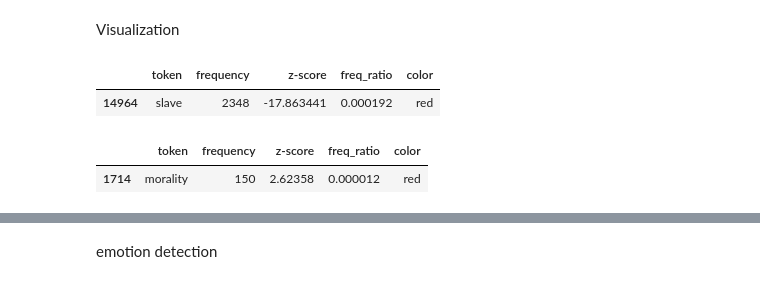
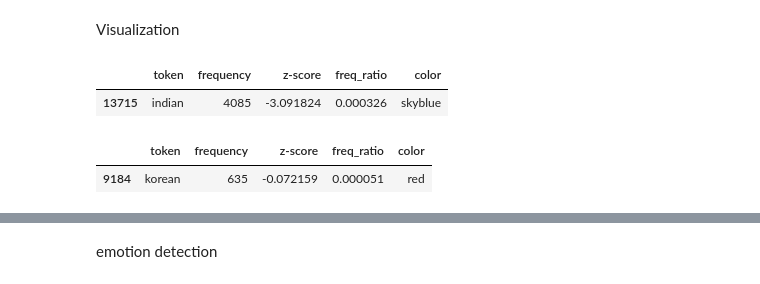
Before and after one commit to park-jay/coolie, a Jupyter notebook: log-odds.ipynb, the cells around one changed output, grey strips where cells are left out. Drawn from its saved outputs; the diff is of its cells as text; code cells hidden in the pictures.

```diff
--- a/log-odds.ipynb
+++ b/log-odds.ipynb
@@ -124,12 +123,12 @@ Name: freq_ratio, dtype: float64
 Visualization
 # %%
 path='/Users/mstudio/Library/CloudStorage/Box-Box/coolie/sent/'
-viz_df=pd.read_csv(path+'viz.csv')
+viz_df=pd.read_csv(path+'viz2.csv')
 # %%
-viz_df[viz_df['token']=='slave']
+viz_df[viz_df['token']=='indian']
 # %% [output]
 |  | token | frequency | z-score | freq_ratio | color |
-| 14964 | slave | 2348 | -17.863441 | 0.000192 | red |
+| 13715 | indian | 4085 | -3.091824 | 0.000326 | skyblue |
 # %%
 color_mapping = {
     'african': 'red',
@@ -162,10 +162,10 @@ subviz_df=viz_df[(viz_df['freq_ratio']>0.000010)&(viz_df['freq_ratio']<0.006)]
 # subviz_df=viz_df[(viz_df['freq_ratio']>0.000018)&(viz_df['freq_ratio']<0.006)]
 # subviz_df=viz_df[viz_df['freq_ratio']>0.000018]
 # %%
-subviz_df[subviz_df['token']=='morality']
+subviz_df[subviz_df['token']=='korean']
 # %% [output]
 |  | token | frequency | z-score | freq_ratio | color |
-| 1714 | morality | 150 | 2.62358 | 0.000012 | red |
+| 9184 | korean | 635 | -0.072159 | 0.000051 | red |
 # %%
 fig, ax = plt.subplots(figsize=(9, 6), dpi=200)
 scatter = plt.scatter(y=subviz_df['z-score'], x=subviz_df['freq_ratio'],
```
Also changed, not shown: parts of 31 cells of this notebook, 27 other files.
